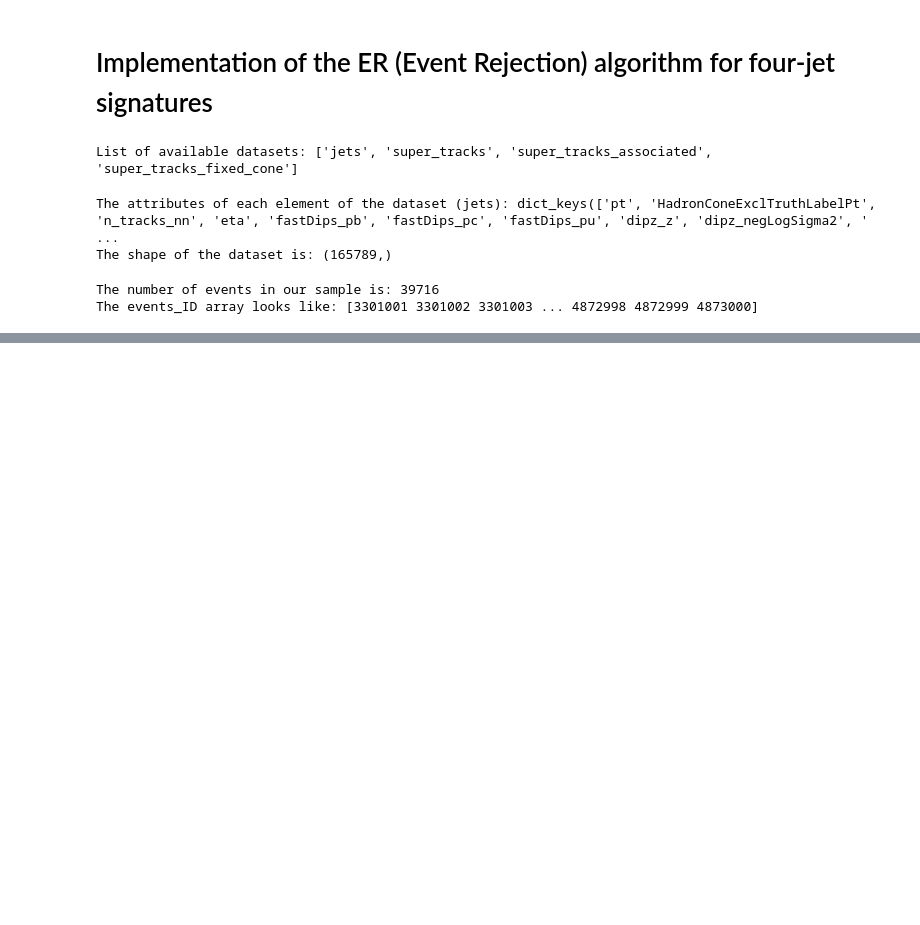
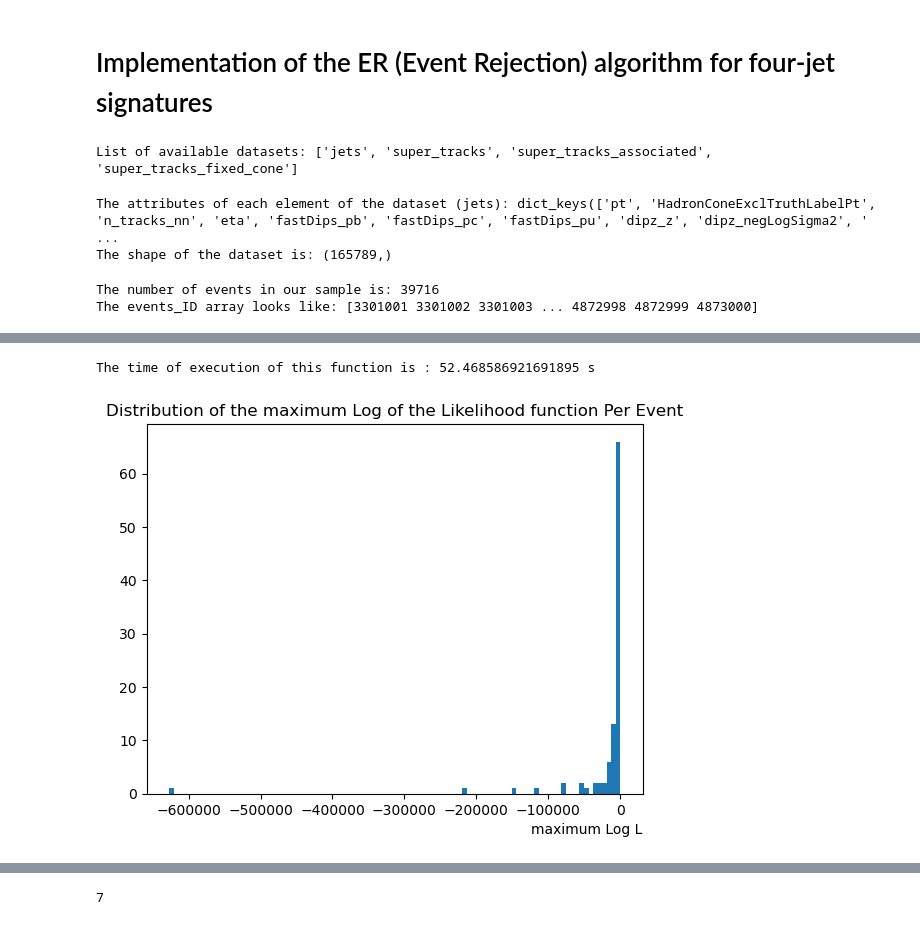
Before and after one commit to abdelllrazekkk/DIPZ_Workflow, a Jupyter notebook: ER_Algorithm.ipynb, the cells around one changed output, grey strips where cells are left out. Saved outputs shown, nothing was run; the diff lists cells and outputs as text; code cells hidden in the pictures; blank space fills up the shorter version.

```diff
--- a/ER_Algorithm.ipynb
+++ b/ER_Algorithm.ipynb
@@ -172,0 +228,12 @@ plt.show()
+# %%
+dist_1 = get_max_log_likelihood_dist("../user.maboelel.32438279._000005.output.h5", 500)
+# %% [output]
+The time of execution of this function is : 52.468586921691895 s
+# %%
+%%time
+""" Getting the distribution for the EB data sample (data22_13p6TeV:data22_13p6TeV.00440499.physics_EnhancedBias.recon.AOD.
+r14725_r14726_tid33689943_00) """
+dist = get_max_log_likelihood_dist("../data22_13p6TeV.00440499.physics_EnhancedBias.h5")
+plot_distribution(dist)
+# %% [output]
+[figure, added]
@@ -172,0 +258,4 @@ plt.show()
+# %%
+len(jets[jets["eventNumber"] == fom_events[1]])
+# %% [output]
+7
```
Also changed, not shown: parts of 19 cells of this notebook.
